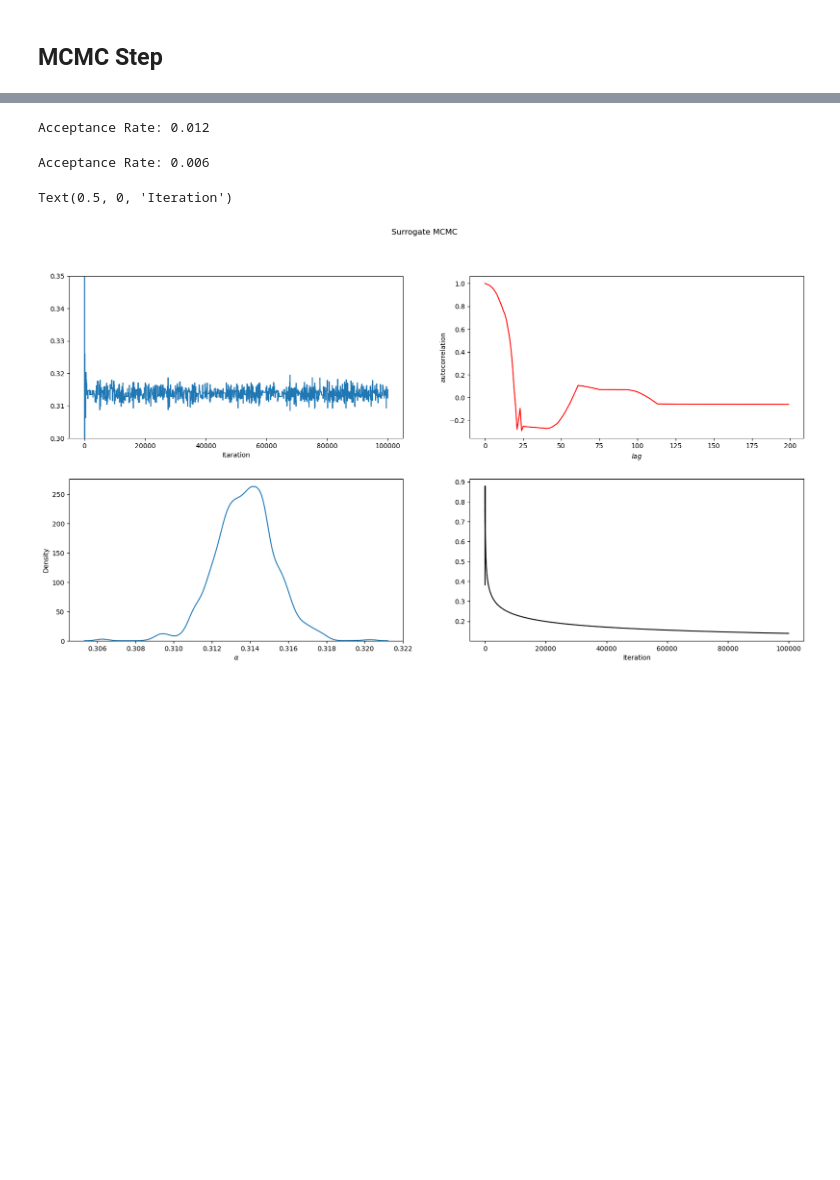
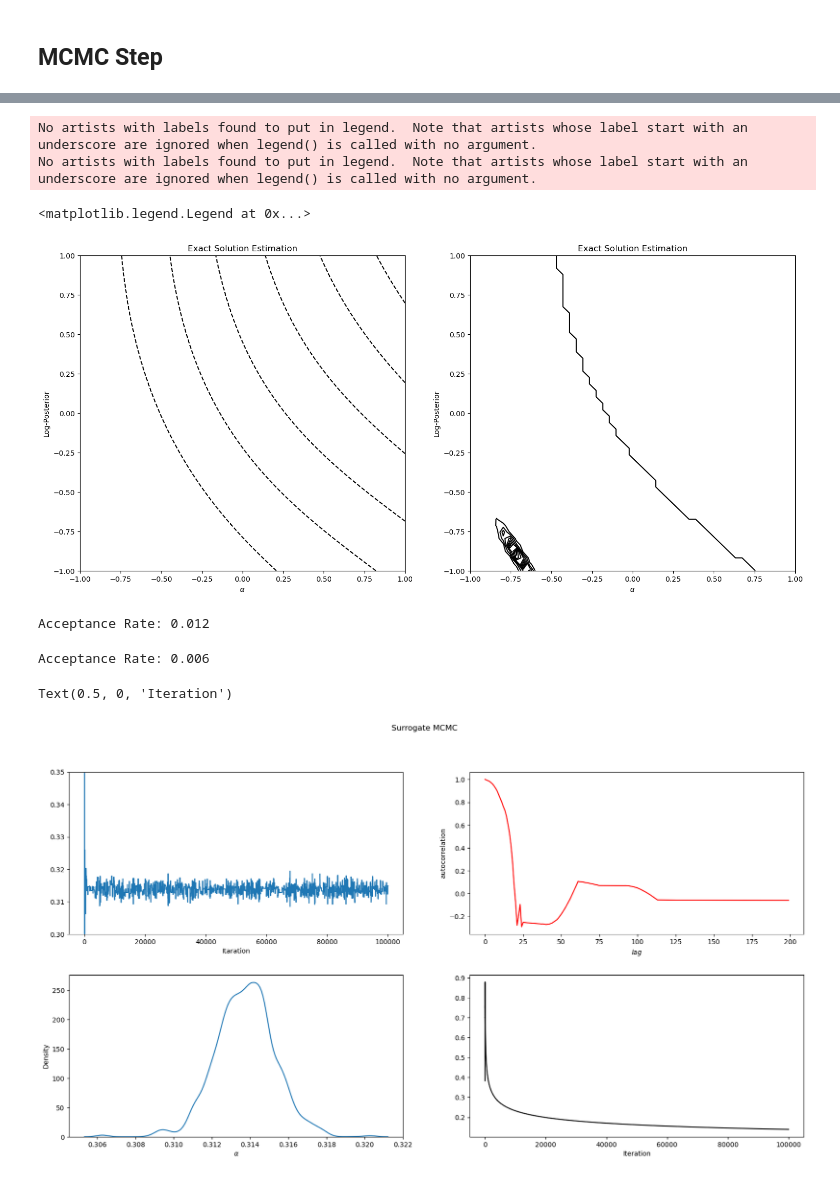
Before and after one commit to ChristianJzB/Projects, a Jupyter notebook: Physics _Informed_NN/11_PDE_TiaEx2.ipynb, the cells around one changed output, grey strips where cells are left out. Drawn from its saved outputs; the diff is of its cells as text; code cells hidden in the pictures; blank space fills up the shorter version.

```diff
--- a/Physics _Informed_NN/11_PDE_TiaEx2.ipynb
+++ b/Physics _Informed_NN/11_PDE_TiaEx2.ipynb
@@ -281,6 +286,3 @@ def log_likelihood_ex(alpha,t,y,sig = std):
 # %%
-def log_posterior_ex(alpha,t,y):
-    return  log_likelihood_ex(alpha,t,y) + log_prior_alpha(alpha)
-
-def log_posterior_nn(model,alpha,t,y):
-    return  log_likelihood(model,alpha,t,y) + log_prior_alpha(alpha)
+def log_posterior_nn(model,pr1,pr2,t,y):
+    return  log_likelihood(model,pr1,pr2,t,y) + log_prior_alpha(pr1,pr2)
@@ -363,3 +310,44 @@ plt.legend(frameon =False)
+# %%
+alpha_1 = np.linspace(-1,1,50)
+alpha_2 = np.linspace(-1,1,50)
+
+alpha_fc_nn = []
+
+
+for alp1 in alpha_1:
+    for alp2 in alpha_2:
+        alpha_fc_nn.append(log_posterior_nn(model,alp1,alp2,t,noise_sol_test))
+# %%
+X, Y = np.meshgrid(alpha_1, alpha_2)
+Z = np.array(alpha_fc_nn).reshape(X.shape)
+Z2 = np.array(4000*np.exp(alpha_fc_nn)/np.sum(np.exp(alpha_fc_nn))).reshape(X.shape)
+# %%
+fig = plt.figure(figsize=(18,8))
+plt.subplots_adjust(hspace=0.25)
+
+plt.subplot(1, 2, 1)
+plt.contour(X, Y, Z, colors='black')
+#plt.axvline(x = theta_h, color = 'black', label = 'Real')
+
+plt.title("Exact Solution Estimation")
+plt.ylabel("Log-Posterior")
+plt.xlabel(r"$\alpha$")
+plt.legend(frameon =False)
+
+
+plt.subplot(1, 2, 2)
+plt.contour(X, Y, Z2, colors='black')
+#plt.axvline(x = theta_h, color = 'black', label = 'Real')
+
+plt.title("Exact Solution Estimation")
+plt.ylabel("Log-Posterior")
+plt.xlabel(r"$\alpha$")
+plt.legend(frameon =False)
+# %% [output]
+No artists with labels found to put in legend.  Note that artists whose label start with an underscore are ignored when legend() is called with no argument.
+No artists with labels found to put in legend.  Note that artists whose label start with an underscore are ignored when legend() is called with no argument.
+<matplotlib.legend.Legend at 0x...>
+[figure, added]
 # %%
 def Metropolis_Hastings(t,y_dat,nChains, exact = False):
 
```
Also changed, not shown: parts of 14 cells of this notebook, 5 other files.
